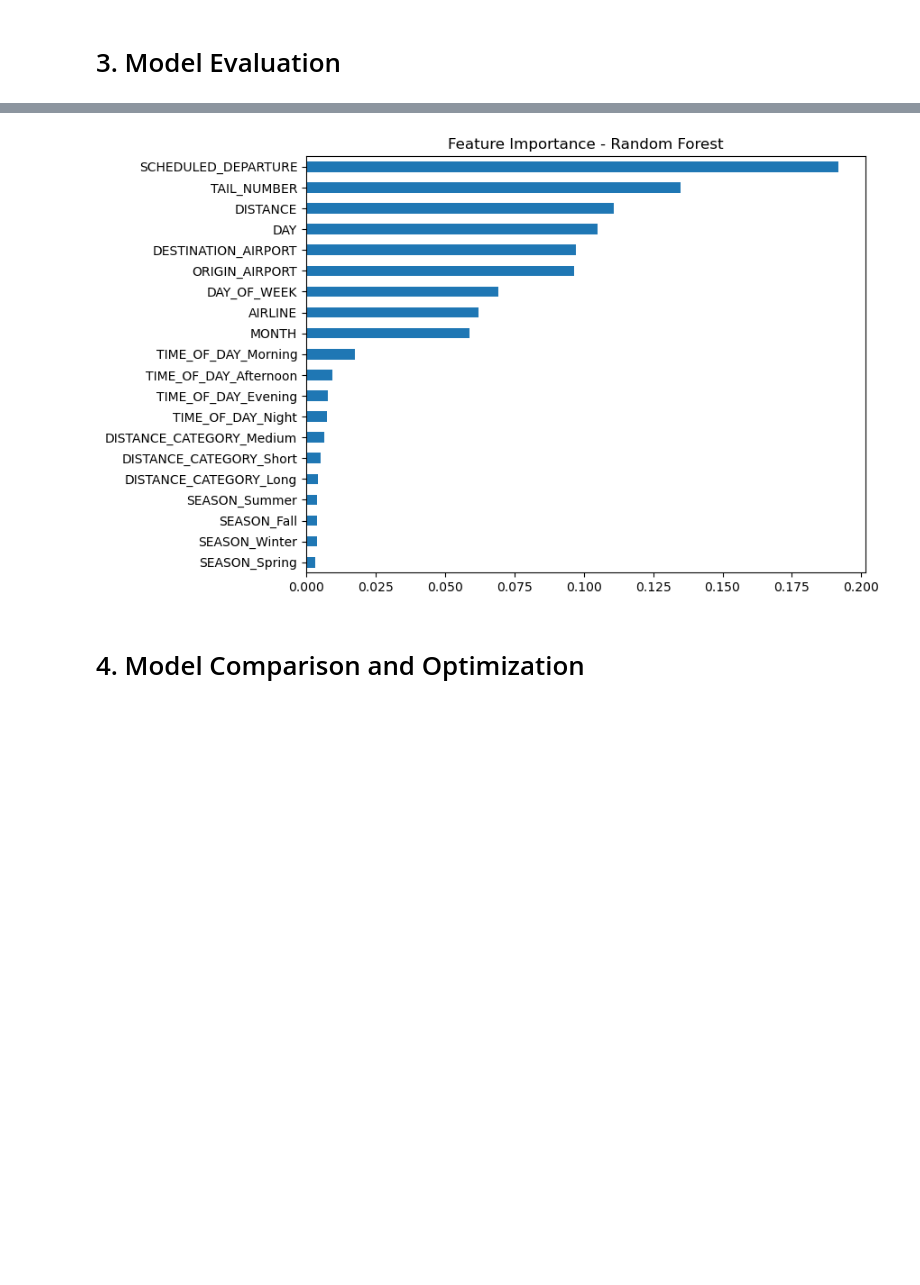
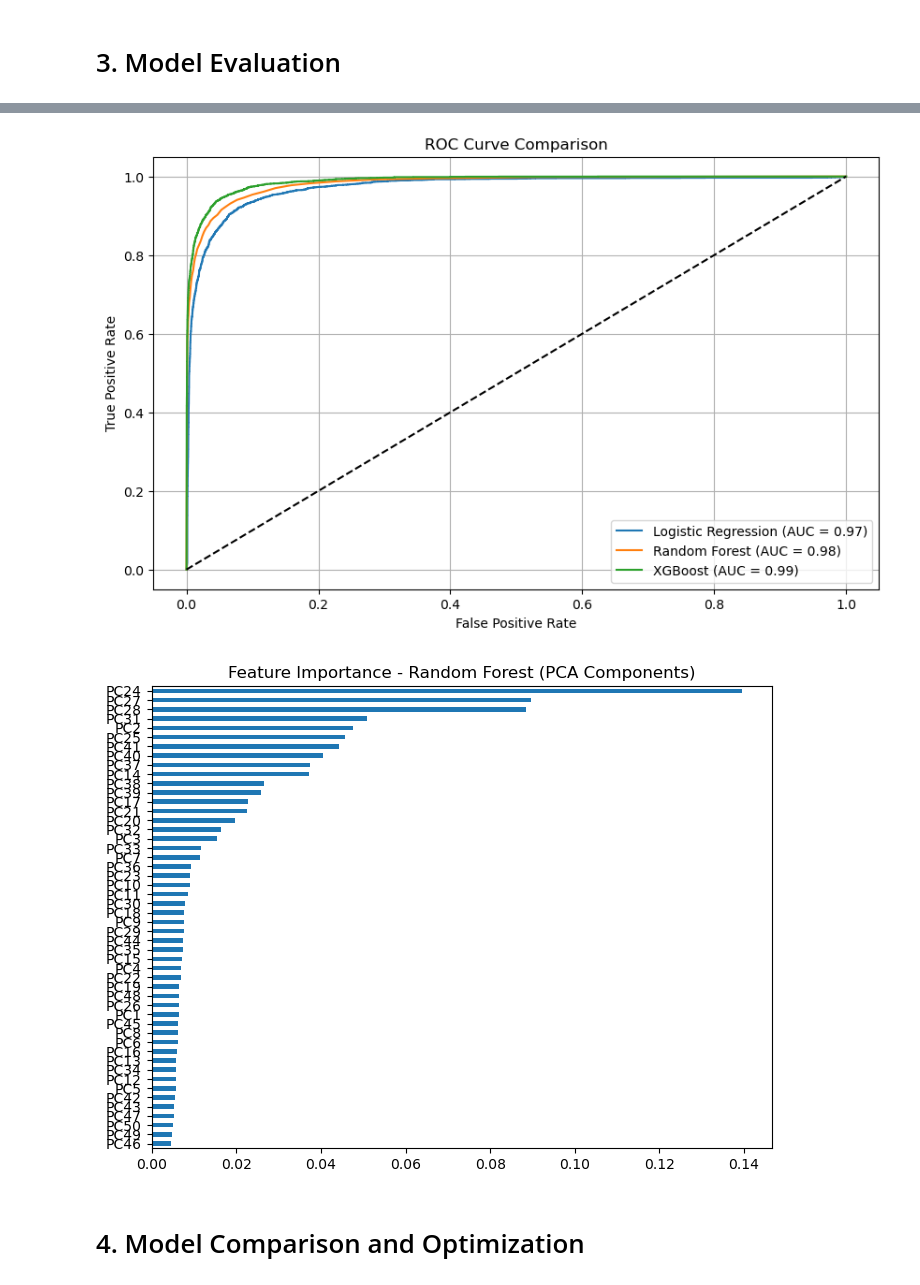
Before and after one commit to IbrahimBajwa313/Data-Science, a Jupyter notebook: FlightDelayPrediction.ipynb, the cells around one changed output, grey strips where cells are left out. Cells and saved outputs as stored; diff of their text form; code cells hidden in the pictures; blank space fills up the shorter version.

```diff
--- a/FlightDelayPrediction.ipynb
+++ b/FlightDelayPrediction.ipynb
@@ -161,7 +159 @@ for col in high_cardinality_cols:
-# %%
-# Apply one-hot encoding to low-cardinality categorical variables
-# Comment: Use one-hot encoding for low-cardinality columns (e.g., TIME_OF_DAY, SEASON) to avoid
-#          ordinal assumptions and improve model performance.
-low_cardinality_cols = ['TIME_OF_DAY', 'SEASON', 'DISTANCE_CATEGORY']
-df = pd.get_dummies(df, columns=low_cardinality_cols, prefix=low_cardinality_cols, dtype='int8')
 # %%
@@ -287,12 +280,33 @@ plt.show()
+# %%
+from sklearn.metrics import roc_curve, auc
+
+plt.figure(figsize=(10, 6))
+for name, model in models.items():
+    y_prob = model.predict_proba(X_test_pca)[:, 1]
+    fpr, tpr, _ = roc_curve(y_test, y_prob)
+    plt.plot(fpr, tpr, label=f'{name} (AUC = {roc_auc_score(y_test, y_prob):.2f})')
+
+plt.plot([0, 1], [0, 1], 'k--')
+plt.xlabel('False Positive Rate')
+plt.ylabel('True Positive Rate')
+plt.title('ROC Curve Comparison')
+plt.legend()
+plt.grid()
+plt.show()
+# %% [output]
+[figure, added]
 # %%
 # Feature importance (for Random Forest)
 rf = models['Random Forest']
-feature_importance = pd.Series(rf.feature_importances_, index=features)
+rf.fit(X_train_res_pca, y_train_res)
+
+# Note: Feature importance with PCA is approximate; using PCA components
+feature_importance = pd.Series(np.abs(rf.feature_importances_), index=[f'PC{i+1}' for i in range(ipca.n_components_)])
 feature_importance.sort_values().plot(kind='barh', figsize=(8, 6))
-plt.title('Feature Importance - Random Forest')
+plt.title('Feature Importance - Random Forest (PCA Components)')
 plt.show()
 # %% [output]
-[figure, old version]
+[figure, new version]
 # %% [markdown]
 # 4. Model Comparison and Optimization
 # %%
```
Also changed, not shown: parts of 16 cells of this notebook.
